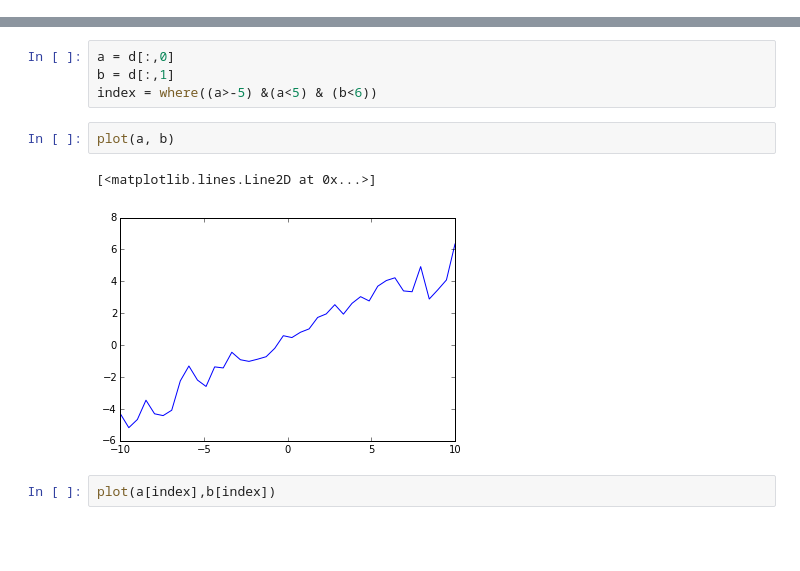
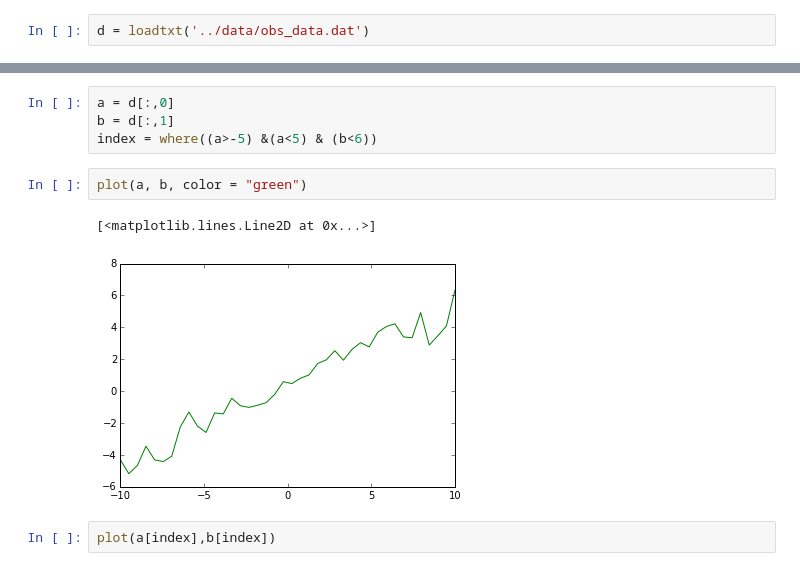
Before and after one commit to ComputoCienciasUniandes/HerramientasComputacionales, a Jupyter notebook: Lectures/05.Python-2/hands_on/NuevoTour.ipynb, the cells around one changed output, grey strips where cells are left out. Saved outputs shown, nothing was run; the diff lists cells and outputs as text; blank space fills up the shorter version.

```diff
--- a/Lectures/05.Python-2/hands_on/NuevoTour.ipynb
+++ b/Lectures/05.Python-2/hands_on/NuevoTour.ipynb
@@ -122,3 +125,5 @@ d = np.loadtxt('../data/obs_data.dat')
+# %%
+d = loadtxt('../data/obs_data.dat')
 # %%
 
 print(shape(d))
@@ -147,10 +152,10 @@ a = d[:,0]
 b = d[:,1]
 index = where((a>-5) &(a<5) & (b<6))
 # %%
-plot(a, b)
+plot(a, b, color = "green")
 # %% [output]
 [<matplotlib.lines.Line2D at 0x...>]
-[figure, old version]
+[figure, new version]
 # %%
 plot(a[index],b[index])
 # %% [output]
```
Also changed, not shown: parts of 12 cells of this notebook, 3 other files.
